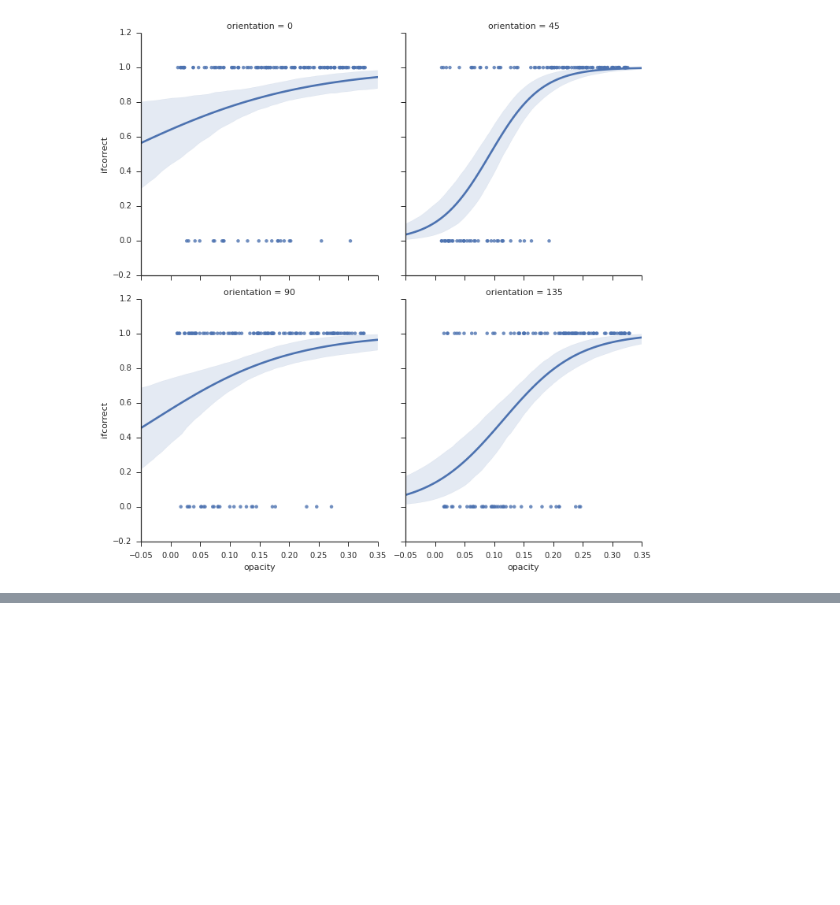
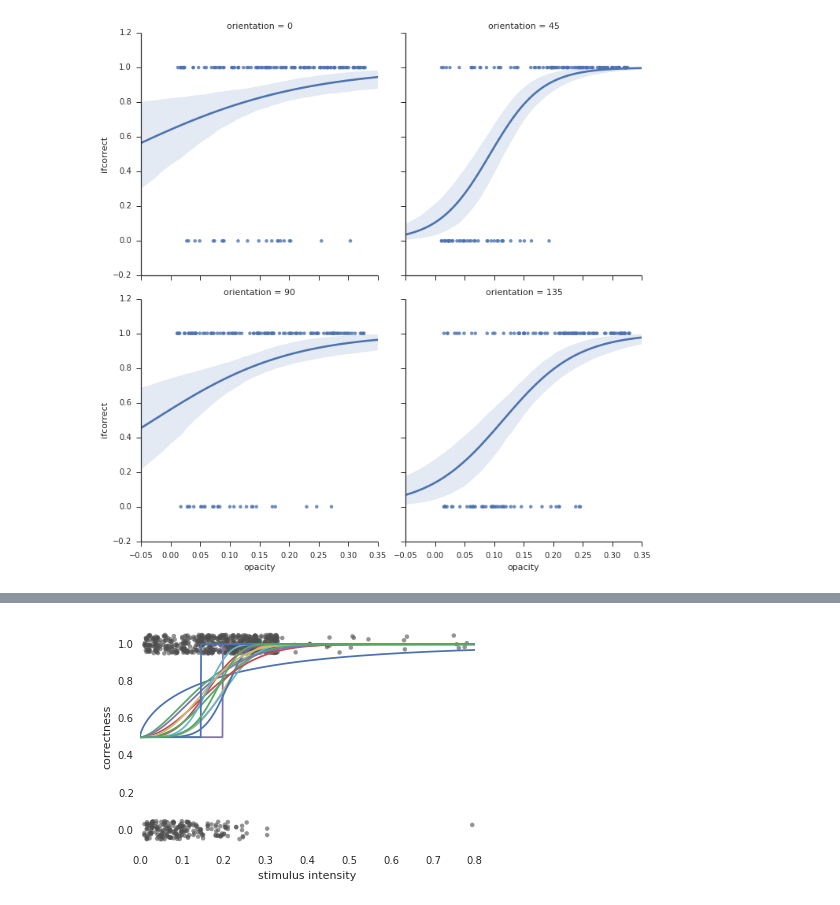
Before and after one commit to mmagnuski/GabCon-2015, a Jupyter notebook: behavior/behchecks.ipynb, the cells around one changed output, grey strips where cells are left out. Saved outputs shown, nothing was run; the diff lists cells and outputs as text; code cells hidden in the pictures; blank space fills up the shorter version.

```diff
--- a/behavior/behchecks.ipynb
+++ b/behavior/behchecks.ipynb
@@ -120,0 +146,7 @@ sns.lmplot('opacity', 'ifcorrect', data=df_sel, logistic=True, col='orientation'
+# %%
+for s, e in zip(range(1, 401, 30), range(61, 461, 30)):
+    ind = np.r_[s:e]
+    w = fitw(df, ind)
+    w.plot()
+# %% [output]
+[figure, added]
```
Also changed, not shown: parts of 6 cells of this notebook.
